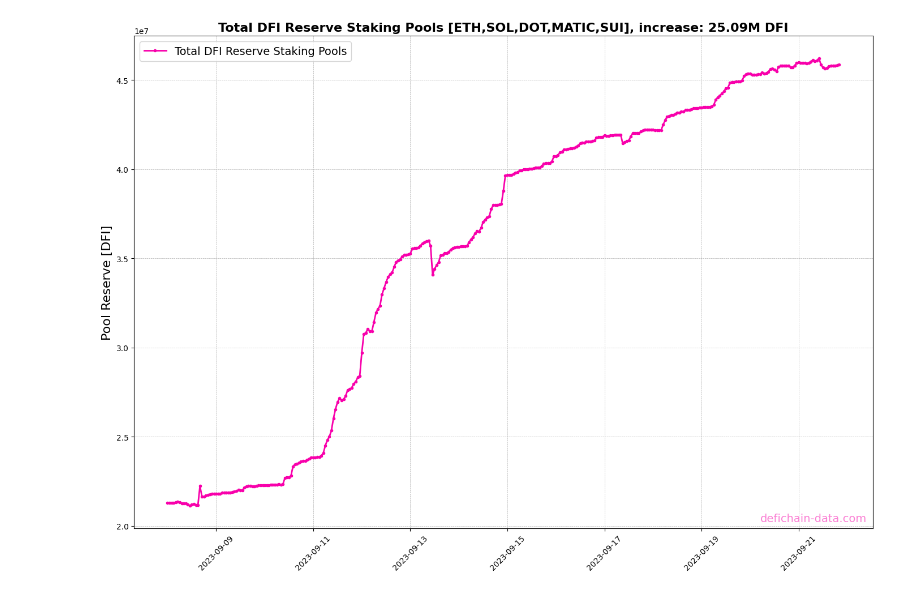
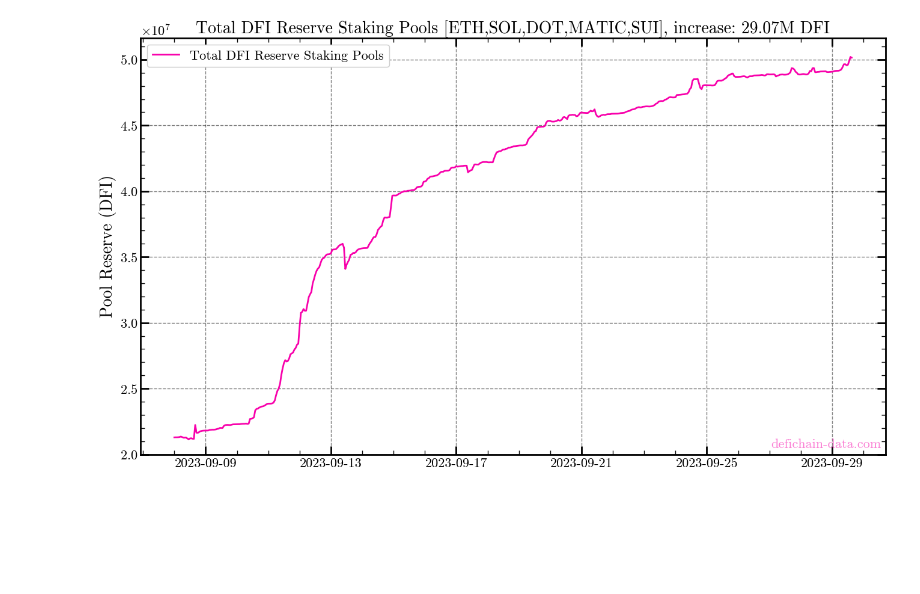
Before and after one commit to MarkusNeusinger/defichain-data-toolkit, a Jupyter notebook: notebooks/dfi_reserve_stakingPools.ipynb, the cells around one changed output. Cells and saved outputs as stored; diff of their text form; code cells hidden in the pictures; blank space fills up the shorter version.

```diff
--- a/notebooks/dfi_reserve_stakingPools.ipynb
+++ b/notebooks/dfi_reserve_stakingPools.ipynb
@@ -6,13 +6,15 @@ import matplotlib.pyplot as plt
 from datetime import datetime, timedelta
 import numpy as np
 import pandas as pd
+from google.colab import files
 
-# import defichain-data-toolkit utils
+# import defichain-data-toolkit utils, style
 if os.path.isdir('defichain-data-toolkit'): os.system('rm -rf defichain-data-toolkit')
 !git clone https://github.com/MarkusNeusinger/defichain-data-toolkit.git
 sys.path.insert(1, 'defichain-data-toolkit')
 
 from utils import fetch_history
+plt.style.use('/content/defichain-data-toolkit/utils/defichain.mplstyle')
 
 print(f"\nNotebook last run: {datetime.utcnow()}")
 # %% [output]
@@ -43,24 +45,20 @@ df.head()
 # %%
 # Plotting DFI reserve of staking Pools
-fig, axs = plt.subplots(nrows=1, ncols=1, figsize=(14, 10))
-
-axs.plot(df['datetime_utc'], df['DFI Reserve Staking Pools'], marker='.', linestyle='-', linewidth=2,
-         markersize=6, color='#F800AB', label='Total DFI Reserve Staking Pools')
+fig, axs = plt.subplots()
+axs.plot(df['datetime_utc'], df['DFI Reserve Staking Pools'], label='Total DFI Reserve Staking Pools')
 
 delta = (df['DFI Reserve Staking Pools'].max()-df['DFI Reserve Staking Pools'].min())/1000000
-axs.set_title(f'Total DFI Reserve Staking Pools [ETH,SOL,DOT,MATIC,SUI], increase: {round(delta,2)}M DFI', fontsize=16, fontweight='bold')
-axs.set_xlabel(None, fontsize=16)
-axs.set_ylabel('Pool Reserve [DFI]', fontsize=16)
+axs.set_title(f'Total DFI Reserve Staking Pools [ETH,SOL,DOT,MATIC,SUI], increase: {round(delta,2)}M DFI')
 
-axs.grid(which='both', linestyle='--', linewidth=0.5)
-axs.legend(fontsize=14)
-plt.xticks(rotation=45)
+axs.set_ylabel('Pool Reserve (DFI)')
+axs.set_ylim([2*10**7,None])
+axs.legend()
 
-axs.text(0.92, 0.02, 'defichain-data.com', ha='center', va='center', transform=axs.transAxes,
-         fontsize=14, color='#F800AB', alpha=0.5)
+axs.text(0.92, 0.025, 'defichain-data.com', ha='center', va='center', transform=axs.transAxes,
+         fontsize=16, color='#F800AB', alpha=0.5)
 
-plt.tight_layout()
-plt.savefig('dfi_reserve_staking_pools.png', dpi=300)
+plt.savefig('dfi_reserve_staking_pools.png')
 plt.show()
+files.download('dfi_reserve_staking_pools.png')
 # %% [output]
-[figure, old version]
+[figure, new version]
```
Also changed, not shown: parts of 3 cells of this notebook.
